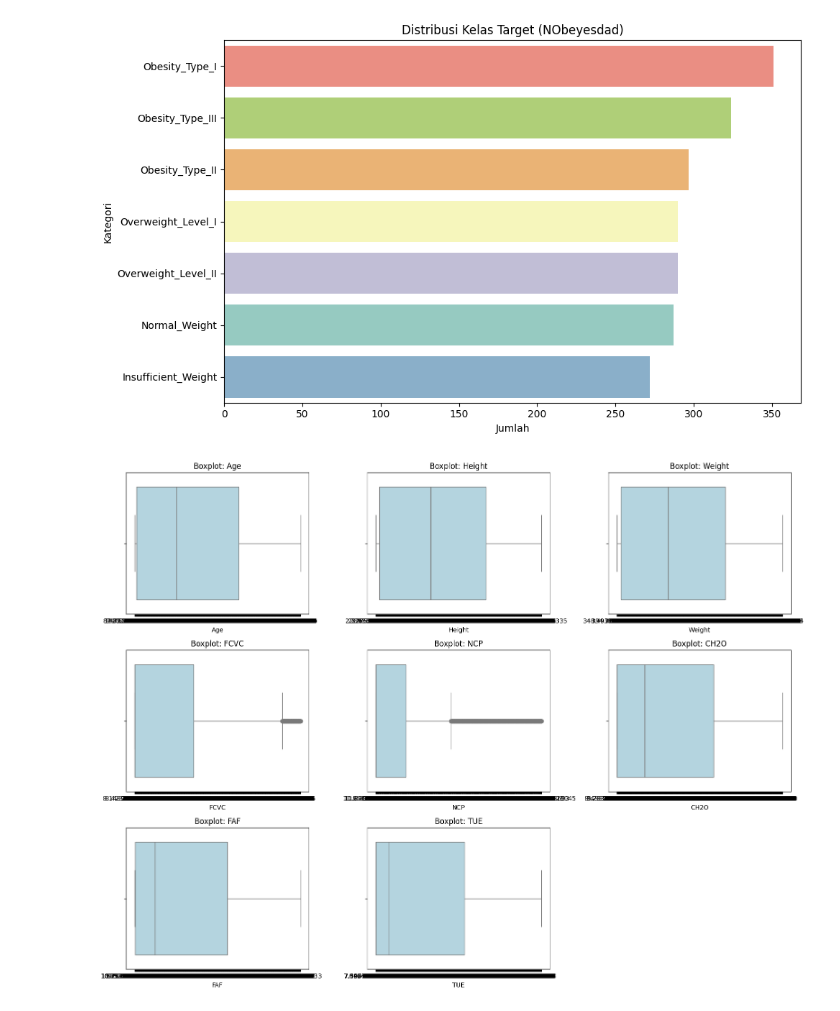
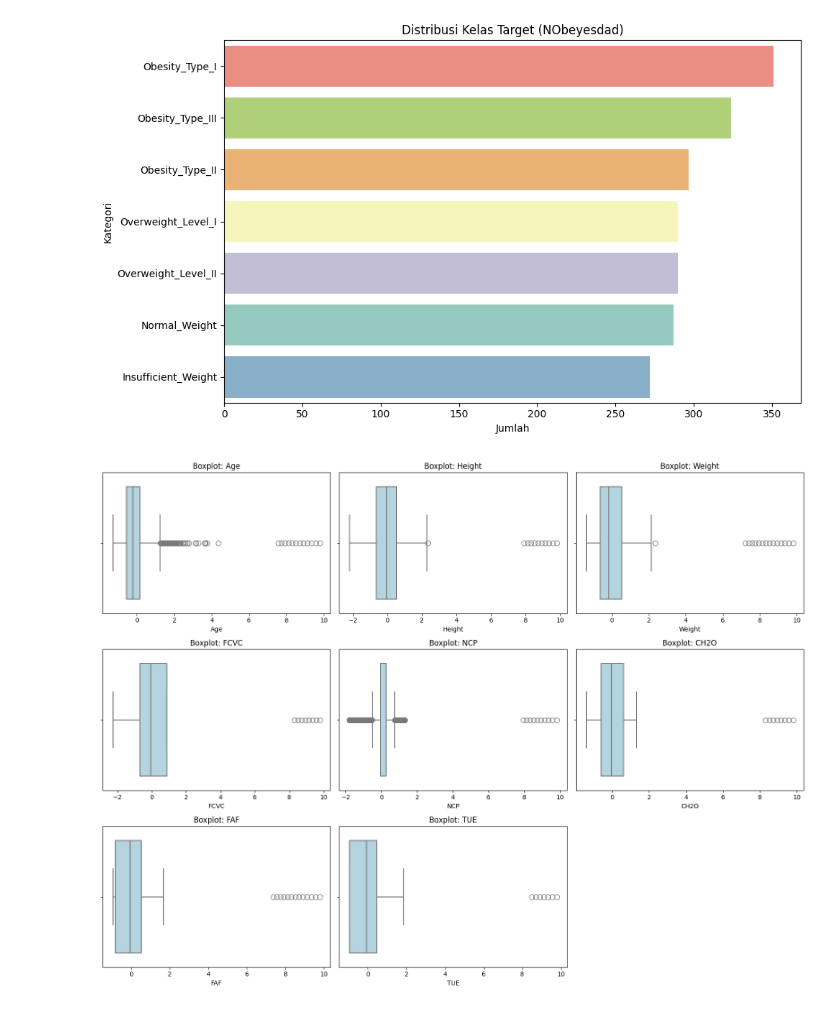
Before and after one commit to LEV9111/uasbengkod, a Jupyter notebook: UASbengkod.ipynb, the cells around one changed output. Saved outputs shown, nothing was run; the diff lists cells and outputs as text; code cells hidden in the pictures.

```diff
--- a/UASbengkod.ipynb
+++ b/UASbengkod.ipynb
@@ -137,6 +139,26 @@ CAEC                               7
 MTRANS                             6
 NObeyesdad                         0
 dtype: int64
+# %%
+# Replace '?' with NaN in the dataset
+df.replace('?', pd.NA, inplace=True)
+
+# Convert numerical columns to numeric, forcing errors to NaN
+numerical_cols = ['Age', 'Height', 'Weight', 'FCVC', 'NCP', 'CH2O', 'FAF', 'TUE']
+df[numerical_cols] = df[numerical_cols].apply(pd.to_numeric, errors='coerce')
+
+# Handle missing values: fill NaN with median (you can also choose mean or dropna())
+df[numerical_cols] = df[numerical_cols].fillna(df[numerical_cols].median())
+
+# Label Encoding for categorical columns if necessary
+categorical_cols = ['Gender', 'family_history_with_overweight', 'FAVC', 'CAEC', 'SMOKE', 'SCC', 'CALC', 'MTRANS']
+label_encoder = LabelEncoder()
+for col in categorical_cols:
+    df[col] = label_encoder.fit_transform(df[col])
+
+# Scaling the numerical features
+scaler = StandardScaler()
+df[numerical_cols] = scaler.fit_transform(df[numerical_cols])
 # %%
 # Visualisasi distribusi kelas target
 plt.figure(figsize=(10, 6))
@@ -149,17 +171,18 @@ plt.show()
 # %% [output]
 [figure]
 # %%
-# Cek outlier dengan boxplot (fitur numerik)
-numerical_cols = ['Age', 'Height', 'Weight', 'FCVC', 'NCP', 'CH2O', 'FAF', 'TUE']
+# Visualize Boxplot for Outliers
 plt.figure(figsize=(16, 12))
 for i, col in enumerate(numerical_cols):
-    plt.subplot(3, 3, i+1)
-    sns.boxplot(x=col, data=df, color='lightblue')
+    plt.subplot(3, 3, i+1)  # Arrange boxplots in a 3x3 grid
+    sns.boxplot(x=col, data=df, color='lightblue', fliersize=8, linewidth=1.5)  # Increase fliersize for better visibility
     plt.title(f'Boxplot: {col}')
+    plt.xlabel(col)
+
 plt.tight_layout()
 plt.show()
 # %% [output]
-[figure, old version]
+[figure, new version]
 # %%
 # Visualisasi kolom kategorikal dan biner
 categorical_cols = ['Gender', 'family_history_with_overweight', 'FAVC', 'CAEC', 'SMOKE',
```
Also changed, not shown: parts of 2 cells of this notebook.
